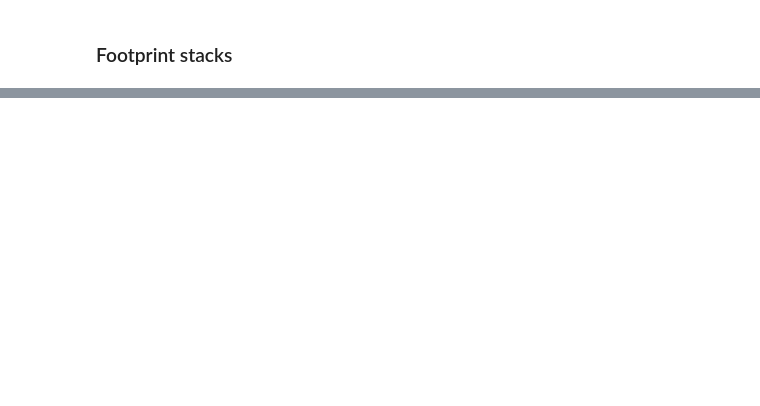
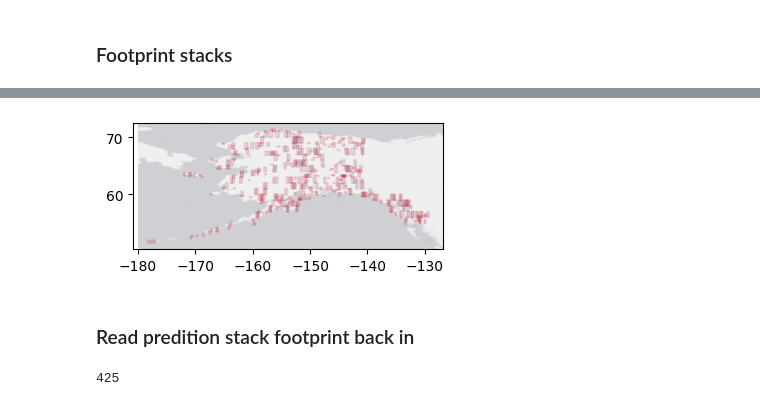
Before and after one commit to nasa-nccs-hpda/above-shrubs, a Jupyter notebook: notebooks/make_stacks.ipynb, the cells around one changed output, grey strips where cells are left out. Cells and saved outputs as stored; diff of their text form; code cells hidden in the pictures; blank space fills up the shorter version.

```diff
--- a/notebooks/make_stacks.ipynb
+++ b/notebooks/make_stacks.ipynb
@@ -107,2 +197,4 @@ with Pool(processes=35) as pool:
 # %% [markdown]
 ### Footprint stacks
+# %%
+fn_pred_stack_list = glob.glob( outstackdir + '/**/*-sr-02m_pred_stack.tif')
@@ -109,5 +203,5 @@ with Pool(processes=35) as pool:
 # %%
 %%time
 with Pool(processes=35) as pool:
-    f_gdf_lst = pool.map(partial(footprintlib.raster_footprint, DO_DATAMASK=False, GET_ONLY_DATASETMASK=False, R_READ_MODE='r', MANY_CRS=True), out_fn_list)
+    f_gdf_lst = pool.map(partial(footprintlib.raster_footprint, DO_DATAMASK=False, GET_ONLY_DATASETMASK=False, R_READ_MODE='r', MANY_CRS=True), fn_pred_stack_list)
 # %% [output]
@@ -115,3 +225,3 @@ NameError: name 'out_fn_list' is not defined
 # %%
-footprint_gdf_stacks = footprintlib.build_footprint_db(f_gdf_lst, TO_GCS=False, WRITE_GPKG=False, OUT_F_NAME='', OUT_LYR_NAME='CHM pred stack', DROP_DUPLICATES=True)
+footprint_pred_stacks = footprintlib.build_footprint_db(f_gdf_lst, TO_GCS=False, WRITE_GPKG=False, OUT_F_NAME='', OUT_LYR_NAME='CHM pred stack', DROP_DUPLICATES=True)
 # %% [output]
@@ -118,0 +229,3 @@ NameError: name 'f_gdf_lst' is not defined
+# %%
+footprint_pred_stacks = footprintlib.get_attributes_from_filename(footprint_pred_stacks, 'Pred. Stack', '-sr')
+footprint_pred_stacks.head()
@@ -119,4 +243,6 @@ NameError: name 'f_gdf_lst' is not defined
 # %%
-ax_main = footprint_gdf_stacks.plot(figsize=(4,4), alpha=0.15, ec='red')
+ax_main = footprint_pred_stacks.plot(figsize=(4,4), alpha=0.15, ec='red')
 ax_main = ctx.add_basemap(ax_main, crs=4326, source = ctx.providers.Esri.WorldGrayCanvas, attribution=' ' ) #Esri.NatGeoWorldMap. Esri.WorldGrayCanvas Esri.WorldImagery
+# %% [output]
+[figure, added]
 # %%
@@ -123,0 +250,6 @@ footprint_gdf_stacks.to_file(os.path.join(outstackdir, 'footprints_pred_stacks.g
+# %% [markdown]
+### Read predition stack footprint back in
+# %%
+len(fn_pred_stack_list)
+# %% [output]
+425
```
Also changed, not shown: parts of 31 cells of this notebook, 3 other files.
